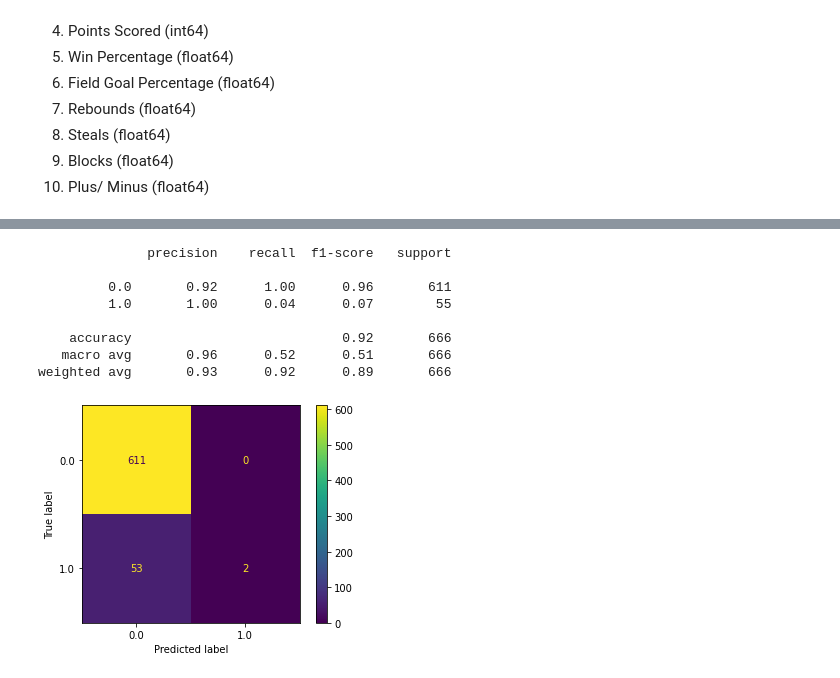
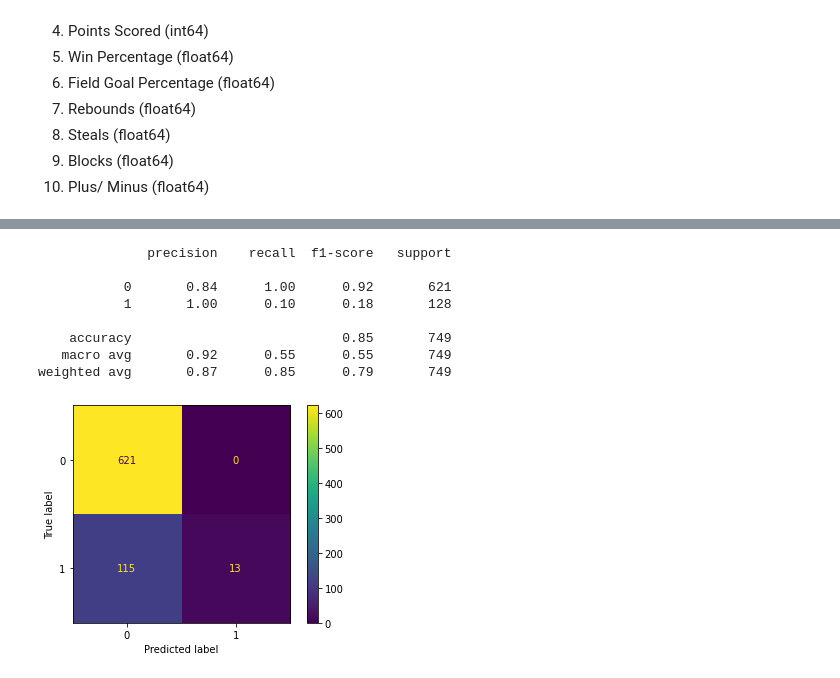
Before and after one commit to MorandR/NBA_Standings, a Jupyter notebook: basketball.ipynb, the cells around one changed output, grey strips where cells are left out. Cells and saved outputs as stored; diff of their text form; code cells hidden in the pictures.

Commit message:
Update
Improving from proposed project, data retrieved from Box Scores instead of Seasonal Stats.

To do: Get the list of terms with abbv

```diff
--- a/basketball.ipynb
+++ b/basketball.ipynb
@@ -201,9 +263,12 @@ fig.show()
 9. Blocks (float64)
 10. Plus/ Minus (float64)
 # %%
-win_rate1 = norm_df['WIN%'].mean()
-wol1 = ["1" if x >= win_rate1 else "0"  for x in norm_df["WIN%"]] # Match normalization
-featured = norm_df[['Team', 'Season', 'WIN%', 'W/L', 'FG%', '+/-', 'PTS', 'REB', 'STL', 'BLK', ]]
-featured['W/L'].map(lambda x: x in wol1)
+pd.options.mode.chained_assignment = None  # Surpessed Copy-To-Warning
+
+win_rate1 = 0.7
+wol1 = [1 if x >= win_rate1 else 0  for x in norm_df["WIN%"]] # Match normalization
+featured = norm_df[['Team', 'Season', 'WIN%', 'W/L', 'FG%', '+/-', 'PTS', 'REB', 'STL', 'BLK']]
+# featured['W/L'].map(lambda x: x in wol1) ? Doesn't assign value...
+featured['W/L'] = wol1 # CtoW
 X = featured.drop(columns=['Team','Season','W/L'])
 y = featured['W/L']
@@ -280,16 +350,19 @@ test_sizes = [round(x*0.1, 2) for x in range(1,10)]
 train_accuracy = []
 test_accuracy = []
 
-reg  = LogisticRegression()
+regression  = LogisticRegression(solver='lbfgs')
+
 for idx, test_size in enumerate(test_sizes):
-    # print(idx, test_size)
 
     X_train, X_test, y_train, y_test = train_test_split(X, y, test_size= test_size, random_state=42)
-    reg.fit(X_train, y_train)
-    train_accuracy.append(round(reg.score(X_train,y_train), 2))
-    test_accuracy.append(round(reg.score(X_test,y_test), 2))
+    regression.fit(X_train, y_train)
+    y_pred = regression.predict(X_test)
+    train_accuracy.append(round(regression.score(X_train,y_train), 2))
+    test_accuracy.append(round(regression.score(X_test,y_test), 2))
+
 
 acc_df = pd.DataFrame({'Test Size': test_sizes, 'Train':train_accuracy, 'Test': test_accuracy})
+print('Win Rate: ', win_rate1)
 print(acc_df)
-acc_df = acc_df.drop(columns=['Test Size']) # Omit from graph
+acc_df = acc_df.drop(columns=['Test Size']) # Omit for graph visualization
 # %% [output]
@@ -338,15 +389,19 @@ W/L
 # %%
 from sklearn.metrics import classification_report, ConfusionMatrixDisplay
 
+X_train1, X_test1, y_train1, y_test1 = train_test_split(X, y, test_size= 0.8, random_state=42)
+regression.fit(X_train1, y_train1)
+y_pred1 = regression.predict(X_test1)
+
 ConfusionMatrixDisplay.from_predictions(y_test,y_pred)
 print(classification_report(y_test,y_pred))
 # %% [output]
               precision    recall  f1-score   support
 
-         0.0       0.92      1.00      0.96       611
-         1.0       1.00      0.04      0.07        55
+           0       0.84      1.00      0.92       621
+           1       1.00      0.10      0.18       128
 
-    accuracy                           0.92       666
-   macro avg       0.96      0.52      0.51       666
-weighted avg       0.93      0.92      0.89       666
+    accuracy                           0.85       749
+   macro avg       0.92      0.55      0.55       749
+weighted avg       0.87      0.85      0.79       749
-[figure, old version]
+[figure, new version]
```
Also changed, not shown: parts of 26 cells of this notebook, 2 other files.
